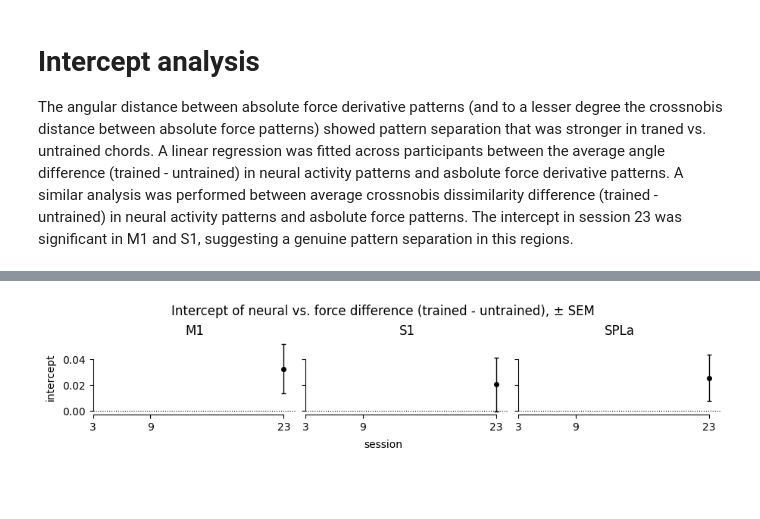
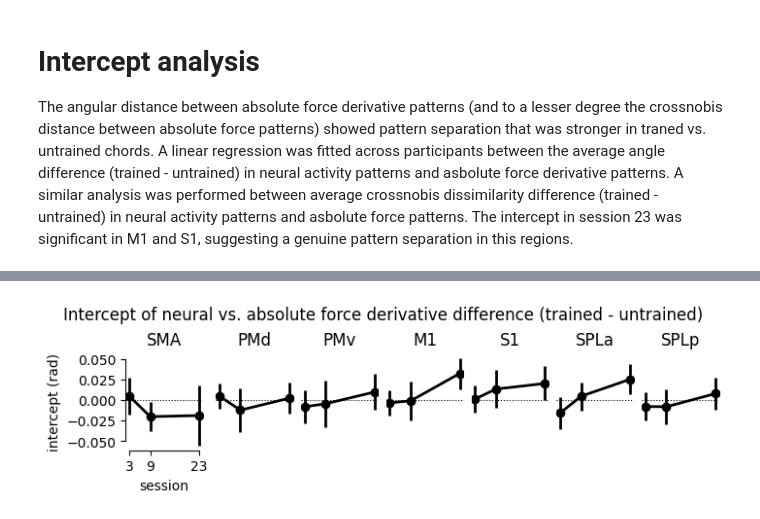
Before and after one commit to mnlmrc/EFC_learningfMRI, a Jupyter notebook: notebooks/pattern_force.ipynb, the cells around one changed output, grey strips where cells are left out. Cells and saved outputs as stored; diff of their text form; code cells hidden in the pictures; blank space fills up the shorter version.

```diff
--- a/notebooks/pattern_force.ipynb
+++ b/notebooks/pattern_force.ipynb
@@ -434,22 +269,24 @@ for s, sess in enumerate(gl.sessions):
-# %%
-# time course of the regression intercept (± SEM) in each ROI
-fig, axs = plt.subplots(1, len(rois), constrained_layout=True, sharex=True, sharey=True, figsize=(9, 2))
-
-for r, roi in enumerate(rois):
-        ax  = axs[r]
-        icp = intercepts[intercepts.regionname==roi].sort_values('session')
-
-        ax.errorbar(icp.session, icp.intercept, yerr=icp.se, color='k', marker='o', ms=4, capsize=2, lw=1)
-        ax.axhline(0, color='k', lw=.8, ls=':')
-
-        ax.set_title(roi)
-        ax.set_xticks(gl.sessions)
-        sb.despine(ax=ax, trim=True)
-
-fig.supylabel('intercept', fontsize=10)
-fig.supxlabel('session', fontsize=10)
-fig.suptitle('Intercept of neural vs. force difference (trained - untrained), ± SEM')
-
-plt.show()
-# %% [output]
-[figure, removed]
+# %%
+# intercept (± SEM) of the per-session fits from the cell above, one panel per ROI
+intercepts_sem = pd.DataFrame([{'roi':       roi,
+                                'session':   sess,
+                                'intercept': res.params['Intercept'],
+                                'sem_low':   res.params['Intercept'] - res.bse['Intercept'],
+                                'sem_high':  res.params['Intercept'] + res.bse['Intercept']} for (roi, sess), res in lin_model.items()])
+
+fig, axs = plt.subplots(1, len(rois), constrained_layout=True, sharex=True, sharey=True, figsize=(7, 2))
+
+vis.plot_ci_im_sess(fig, axs, intercepts_sem, rois, x='session', y='intercept', ci=('sem_low', 'sem_high'), color='k', add_zero=True)
+
+axs[0].set_xlabel('session')
+axs[0].set_ylabel('intercept (rad)')
+
+sb.despine(ax=axs[0], trim=True)
+
+fig.suptitle('Intercept of neural vs. absolute force derivative difference (trained - untrained)')
+
+fig.savefig('figures/intercept_force_der.pdf')
+
+plt.show()
+# %% [output]
+[figure, added]
```
Also changed, not shown: parts of 7 cells of this notebook, 8 other files.
